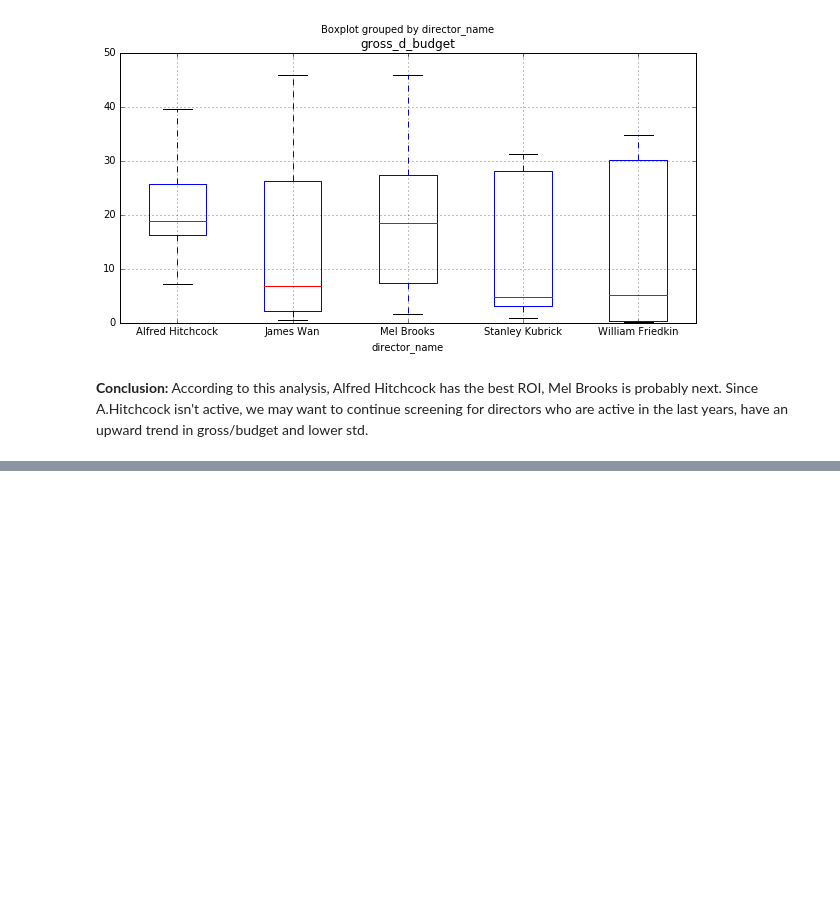
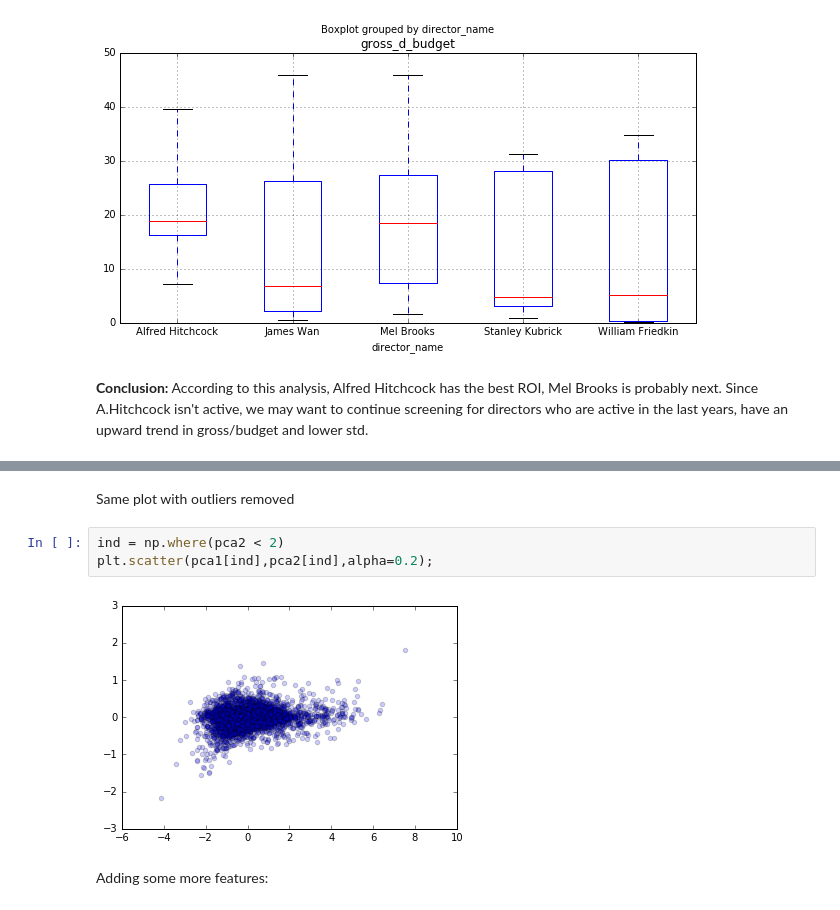
Before and after one commit to LiorZ/sample-data-analysis, a Jupyter notebook: Analysis Notebook.ipynb, the cells around one changed output, grey strips where cells are left out. Cells and saved outputs as stored; diff of their text form; blank space fills up the shorter version.

```diff
--- a/Analysis Notebook.ipynb
+++ b/Analysis Notebook.ipynb
@@ -153,0 +225,9 @@ Since A.Hitchcock isn't active, we may want to continue screening for directors
+# %% [markdown]
+Same plot with outliers removed
+# %%
+ind = np.where(pca2 < 2)
+plt.scatter(pca1[ind],pca2[ind],alpha=0.2);
+# %% [output]
+[figure, added]
+# %% [markdown]
+Adding some more features:
```
Also changed, not shown: parts of 27 cells of this notebook.
